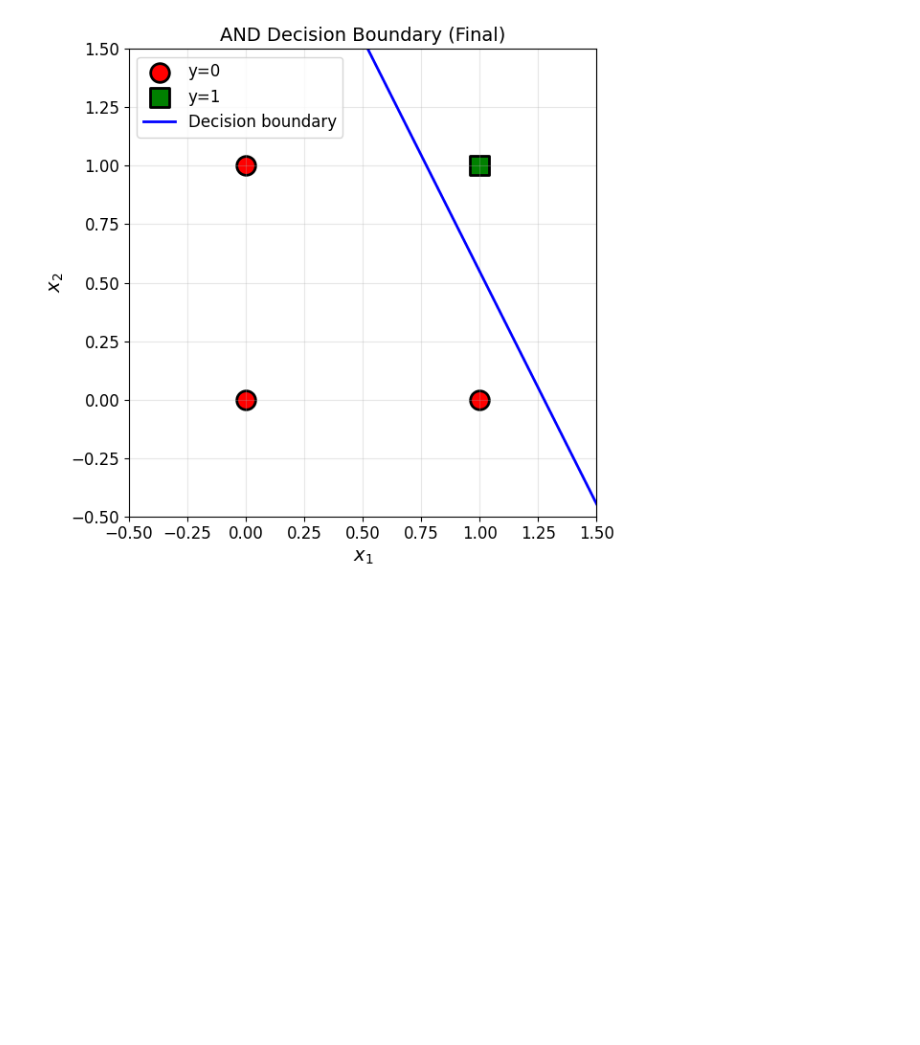
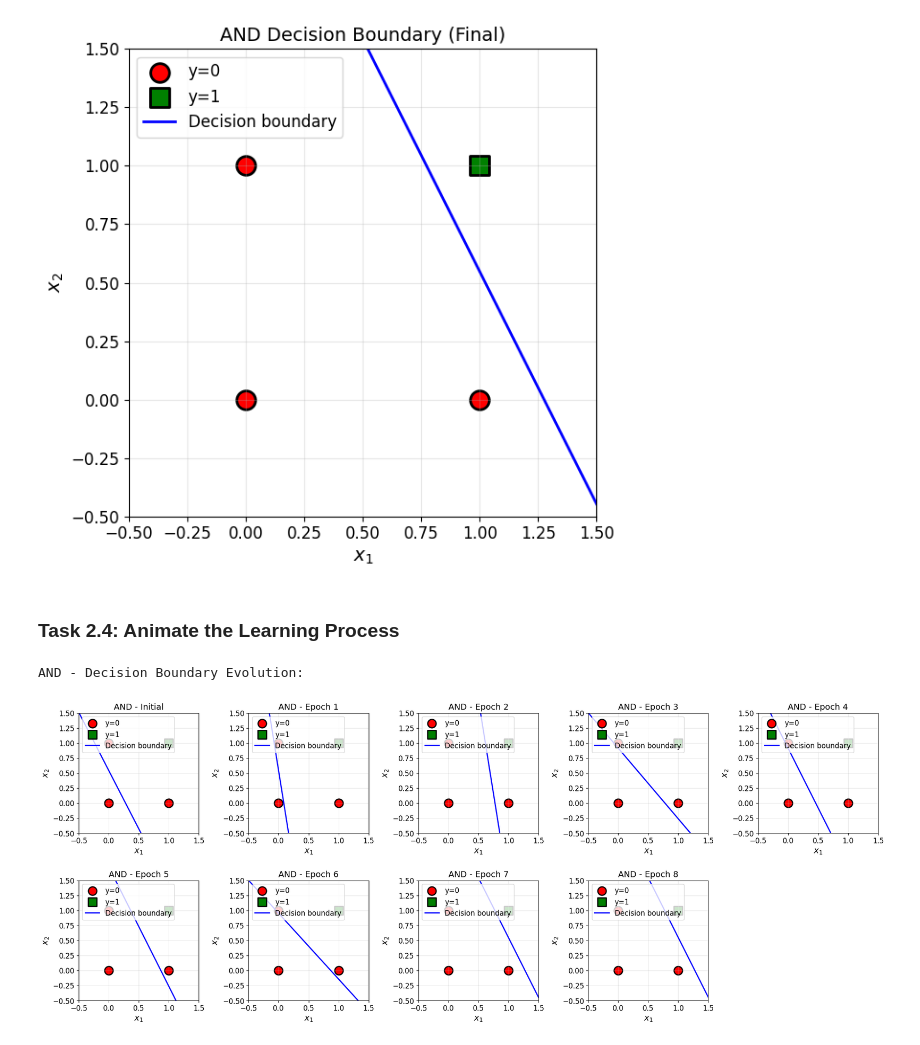
Before and after one commit to KarolisBz/ARTIFICIAL-INTELLIGENCE-LABS, a Jupyter notebook: Lab1.ipynb, the cells around one changed output. Saved outputs shown, nothing was run; the diff lists cells and outputs as text; code cells hidden in the pictures; blank space fills up the shorter version.

```diff
--- a/Lab1.ipynb
+++ b/Lab1.ipynb
@@ -264,3 +264,47 @@ plt.tight_layout()
 plt.show()
 # %% [output]
 [figure]
+# %% [markdown]
+### Task 2.4: Animate the Learning Process
+# %%
+# Visualise decision boundary evolution across epochs
+def plot_training_evolution(X, y, history, title_prefix=""):
+    """
+    Plot decision boundary evolution across training epochs.
+    """
+    n_epochs = len(history)
+
+    # Determine grid size
+    n_cols = min(5, n_epochs)
+    n_rows = (n_epochs + n_cols - 1) // n_cols
+
+    fig, axes = plt.subplots(n_rows, n_cols, figsize=(4 * n_cols, 4 * n_rows))
+
+    # Handle single row case
+    if n_rows == 1:
+        axes = axes.reshape(1, -1)
+
+    for idx, (weights, bias) in enumerate(history):
+        row = idx // n_cols
+        col = idx % n_cols
+        ax = axes[row, col]
+
+        epoch_label = "Initial" if idx == 0 else f"Epoch {idx}"
+        plot_decision_boundary(X, y, weights, bias,
+                              f"{title_prefix}{epoch_label}", ax=ax)
+
+    # Hide empty subplots
+    for idx in range(n_epochs, n_rows * n_cols):
+        row = idx // n_cols
+        col = idx % n_cols
+        axes[row, col].axis('off')
+
+    plt.tight_layout()
+    plt.show()
+
+# Plot AND training evolution
+print("AND - Decision Boundary Evolution:")
+plot_training_evolution(X_and, y_and, history_and, "AND - ")
+# %% [output]
+AND - Decision Boundary Evolution:
+[figure, added]
```
